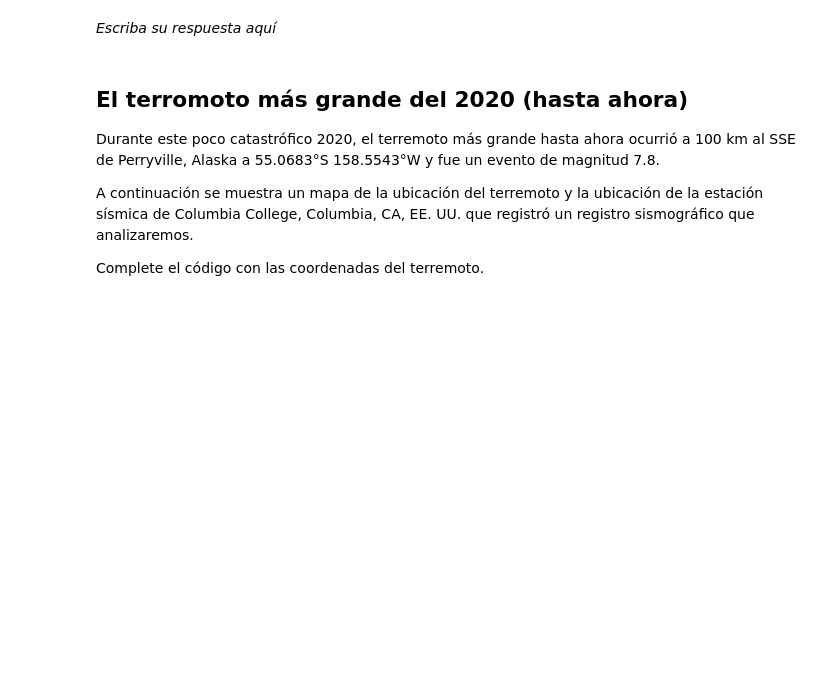
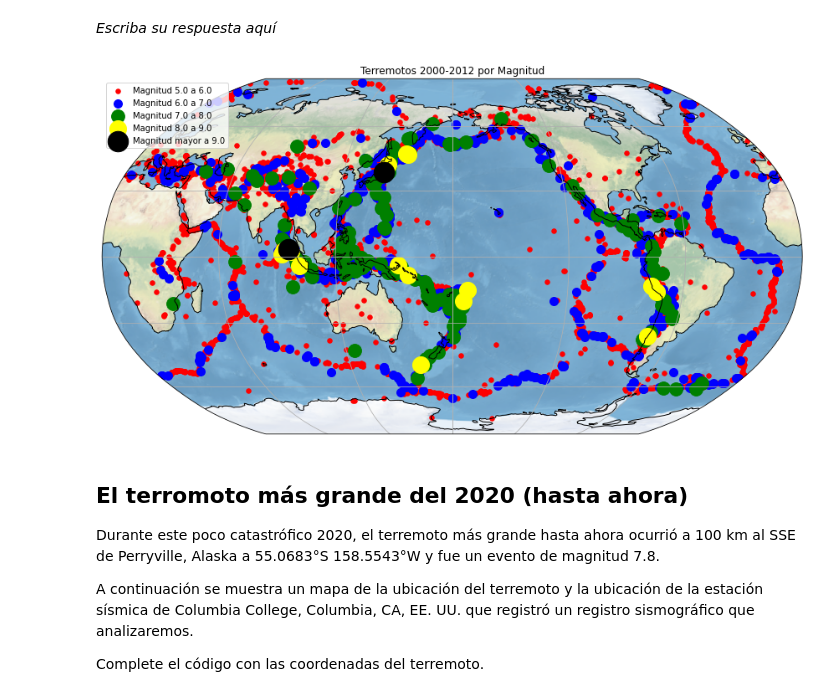
Before and after one commit to Pablolog42/2021-CD2201, a Jupyter notebook: Semana3/Tarea_Semana_03/Tarea_Semana_03.ipynb, the cells around one changed output. Saved outputs shown, nothing was run; the diff lists cells and outputs as text; code cells hidden in the pictures; blank space fills up the shorter version.

```diff
--- a/Semana3/Tarea_Semana_03/Tarea_Semana_03.ipynb
+++ b/Semana3/Tarea_Semana_03/Tarea_Semana_03.ipynb
@@ -70,11 +105,12 @@ plt.show()
 
 Filtre los datos del catálogo global de terremotos para crear 5 dataframes: uno que tenga los terremotos de magnitud entre 5 y 6, otro que solo tenga los terremotos de magnitud 6 y 7, y así sucesivamente. Haga un mapa donde muestre todos los terremotos, pero  diferencie cada grupo con un color  y tamaño distinto (los terremotos de mayor magnitud deberían tener un circulo más grande que los de magnitud menor). Los dataframe pueden ser filtrados de la siguente forma
 # %%
-earthquakes_mag5 = EQ_data[(EQ_data['mag'] >= 5) & (EQ_data['mag'] < 6)]
-earthquakes_mag6 = EQ_data[(EQ_data['mag'] >= 6) & (EQ_data['mag'] < 7)]
-earthquakes_mag7 = EQ_data[(EQ_data['mag'] >= 7) & (EQ_data['mag'] < 8)]
-earthquakes_mag8 = EQ_data[(EQ_data['mag'] >= 8) & (EQ_data['mag'] < 9)]
-earthquakes_mag9 = EQ_data[(EQ_data['mag'] >= 9)]
+# Aquí reemplacé los "mag" por "Magnitude", para hacer coincidir con el .csv
+earthquakes_mag5 = EQ_data[(EQ_data['Magnitude'] >= 5) & (EQ_data['Magnitude'] < 6)]
+earthquakes_mag6 = EQ_data[(EQ_data['Magnitude'] >= 6) & (EQ_data['Magnitude'] < 7)]
+earthquakes_mag7 = EQ_data[(EQ_data['Magnitude'] >= 7) & (EQ_data['Magnitude'] < 8)]
+earthquakes_mag8 = EQ_data[(EQ_data['Magnitude'] >= 8) & (EQ_data['Magnitude'] < 9)]
+earthquakes_mag9 = EQ_data[(EQ_data['Magnitude'] >= 9)]
 # %% [markdown]
 Una vez que haya elaborado dicho mapa, responda estas preguntas:
 
@@ -87,3 +121,39 @@ Una vez que haya elaborado dicho mapa, responda estas preguntas:
+# %%
+# Escriba su código aquí
+
+fig = plt.figure(figsize=(15,15))
+ax = plt.axes(projection=ccrs.Robinson(central_longitude=-180))
+ax.set_global()
+
+
+plt.scatter(earthquakes_mag5['Longitude'],earthquakes_mag5['Latitude'],color="red",
+            transform=ccrs.PlateCarree(), s=30)
+
+
+plt.scatter(earthquakes_mag6['Longitude'],earthquakes_mag6['Latitude'],color="blue",
+            transform=ccrs.PlateCarree(),s=100)
+
+
+plt.scatter(earthquakes_mag7['Longitude'],earthquakes_mag7['Latitude'],color="green",
+            transform=ccrs.PlateCarree(),s=250)
+
+
+plt.scatter(earthquakes_mag8['Longitude'],earthquakes_mag8['Latitude'],color="yellow",
+            transform=ccrs.PlateCarree(),s=400)
+
+
+plt.scatter(earthquakes_mag9['Longitude'],earthquakes_mag9['Latitude'],color="black",
+            transform=ccrs.PlateCarree(),s=600)
+plt.legend(['Magnitud 5.0 a 6.0','Magnitud 6.0 a 7.0','Magnitud 7.0 a 8.0','Magnitud 8.0 a 9.0','Magnitud mayor a 9.0'])
+
+plt.title('Terremotos 2000-2012 por Magnitud')
+ax.coastlines()
+ax.stock_img()
+ax.gridlines()
+
+plt.show()
+# %% [output]
+[figure, added]
 # %% [markdown]
 ## El terromoto más grande del 2020 (hasta ahora)
 
```
Also changed, not shown: parts of 13 cells of this notebook.
